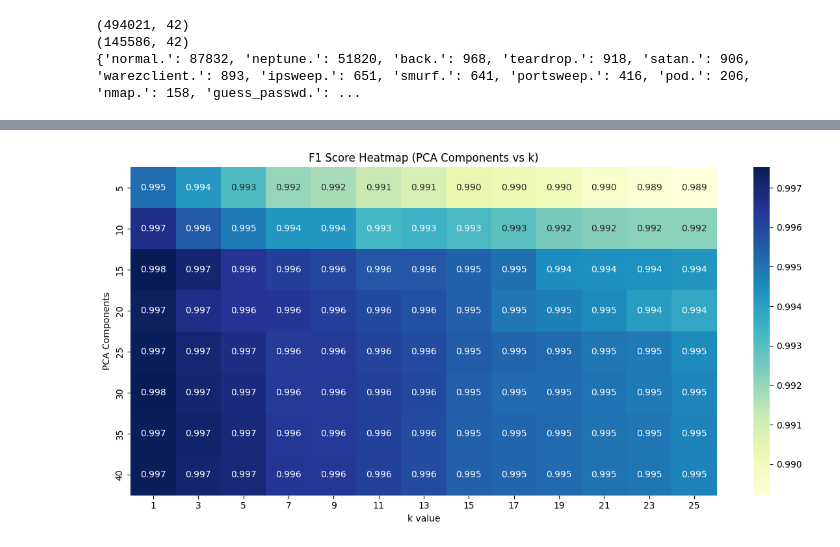
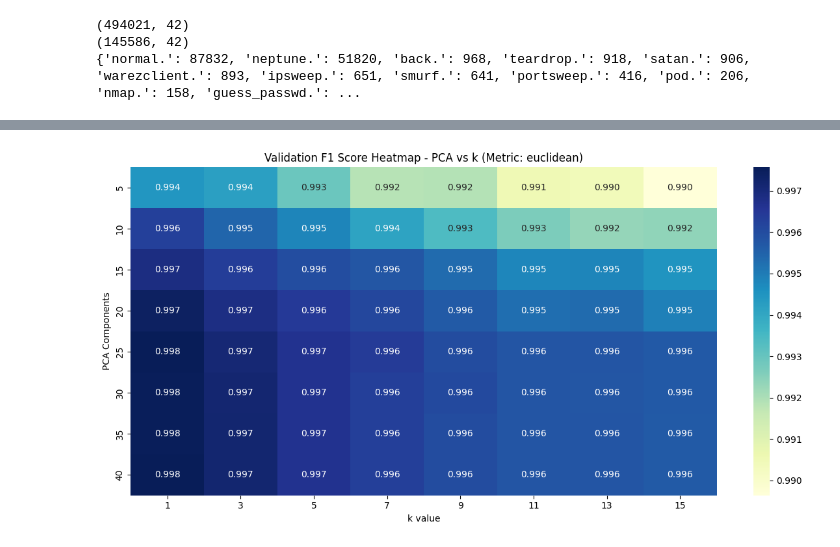
Before and after one commit to Satvik0110/Network-Intrusion-Detector, a Jupyter notebook: NID_using_KNN.ipynb, the cells around one changed output, grey strips where cells are left out. Cells and saved outputs as stored; diff of their text form; code cells hidden in the pictures.

Commit message:
Did hyperparameter tuning on validation set

```diff
--- a/NID_using_KNN.ipynb
+++ b/NID_using_KNN.ipynb
@@ -39,3 +37,7 @@ Datasets have been downloaded.
+# %%
+filename = "kddcup.data_10_percent.gz"
+train_file = "KDDTrain+.txt"
+test_file = "KDDTest+.txt"
 # %%
 #Function written to plot confusion matrix using matplotlib and seaborn
 def plot_confusion_matrix(y_true, y_pred, title):
@@ -116,44 +132,68 @@ X_train, X_test, y_train, y_test = train_test_split(X, y, test_size=0.2, random_
 # %%
-# Define ranges
-component_list = list(range(5, 41, 5))  # PCA components: 5 to 40
-k_list = list(range(1, 26, 2))          # k values: 1 to 25 (odd numbers)
+# Define hyperparameter ranges for tuning
+component_list = list(range(5, 41, 5))  # PCA components: 5, 10, 15, 20, 25, 30, 35, 40
+k_list = list(range(1, 16, 2))          # k values: 1, 3, 5, 7, 9, 11, 13, 15
+distance_metrics = ['euclidean', 'manhattan']
 
-# Prepare a matrix to store F1 scores
-f1_matrix = np.zeros((len(component_list), len(k_list)))
+print("\n\n--- KDD Cup '99 - Hyperparameter Tuning ---")
+results_kdd = {}
 
-best_score = 0
-best_k = None
-best_n_components = None
+for metric in distance_metrics:
+    print(f"\nTesting with distance metric: {metric}")
 
-# Loop over PCA components and k values
-for i, n in enumerate(tqdm(component_list, desc="PCA Components")):
-    pca = PCA(n_components=n)
-    X_train_pca = pca.fit_transform(X_train)
-    X_test_pca = pca.transform(X_test)
+    f1_val_matrix = np.zeros((len(component_list), len(k_list)))
 
-    for j, k in enumerate(tqdm(k_list, leave=False, desc=f"k values (PCA={n})")):
-        knn = KNeighborsClassifier(n_neighbors=k, n_jobs=-1)
-        knn.fit(X_train_pca, y_train)
-        y_pred = knn.predict(X_test_pca)
-        score = f1_score(y_test, y_pred)
+    best_score = 0
+    best_k = None
+    best_n_components = None
 
-        f1_matrix[i, j] = score  # Store score
+    for i, n in enumerate(tqdm(component_list, desc=f"PCA Components ({metric})")):
+        # Fit PCA only on training data
+        pca = PCA(n_components=n)
+        X_train_pca = pca.fit_transform(X_train)
+        X_val_pca = pca.transform(X_val)
 
-        if score > best_score:
-            best_score = score
-            best_k = k
-            best_n_components = n
+        for j, k in enumerate(tqdm(k_list, leave=False, desc=f"k values (PCA={n})")):
+            knn = KNeighborsClassifier(n_neighbors=k, metric=metric, n_jobs=-1)
+            knn.fit(X_train_pca, y_train)
 
-# Heatmap plot
-plt.figure(figsize=(12, 6))
-sns.heatmap(f1_matrix, annot=True, fmt=".3f", cmap="YlGnBu",
-            xticklabels=k_list, yticklabels=component_list)
-plt.title("F1 Score Heatmap (PCA Components vs k)")
-plt.xlabel("k value")
-plt.ylabel("PCA Components")
-plt.tight_layout()
-plt.show()
+            # Evaluate on validation data
+            y_val_pred = knn.predict(X_val_pca)
+            val_score = f1_score(y_val, y_val_pred)
+            f1_val_matrix[i, j] = val_score
 
-# Print best configuration
-print(f"\n Best F1 Score: {best_score:.4f} with PCA Components = {best_n_components}, k = {best_k}")
+            if val_score > best_score:
+                best_score = val_score
+                best_k = k
+                best_n_components = n
+
+    # Store results
+    results_kdd[metric] = {
+        "f1_val_matrix": f1_val_matrix,
+        "best_f1_val": best_score,
+        "best_k": best_k,
+        "best_n_components": best_n_components
+    }
+
+    # Plot validation heatmap
+    plt.figure(figsize=(12, 6))
+    sns.heatmap(f1_val_matrix, annot=True, fmt=".3f", cmap="YlGnBu",
+                xticklabels=k_list, yticklabels=component_list)
+    plt.title(f"Validation F1 Score Heatmap - PCA vs k (Metric: {metric})")
+    plt.xlabel("k value")
+    plt.ylabel("PCA Components")
+    plt.tight_layout()
+    plt.show()
+
+    print(f"\nBest Validation F1 Score ({metric}): {best_score:.4f} with PCA = {best_n_components}, k = {best_k}")
+
+# Find the overall best metric
+best_metric = max(results_kdd, key=lambda x: results_kdd[x]["best_f1_val"])
+best_params_kdd = results_kdd[best_metric]
+
+print(f"\nOverall best configuration for KDD Cup '99:")
+print(f"Distance metric: {best_metric}")
+print(f"Number of PCA components: {best_params_kdd['best_n_components']}")
+print(f"k value: {best_params_kdd['best_k']}")
+print(f"Validation F1 Score: {best_params_kdd['best_f1_val']:.4f}")
 # %% [output]
@@ -160 +203 @@ print(f"\n Best F1 Score: {best_score:.4f} with PCA Components = {best_n_compone
-[figure, old version]
+[figure, new version]
```
Also changed, not shown: parts of 13 cells of this notebook, 1 other file.
